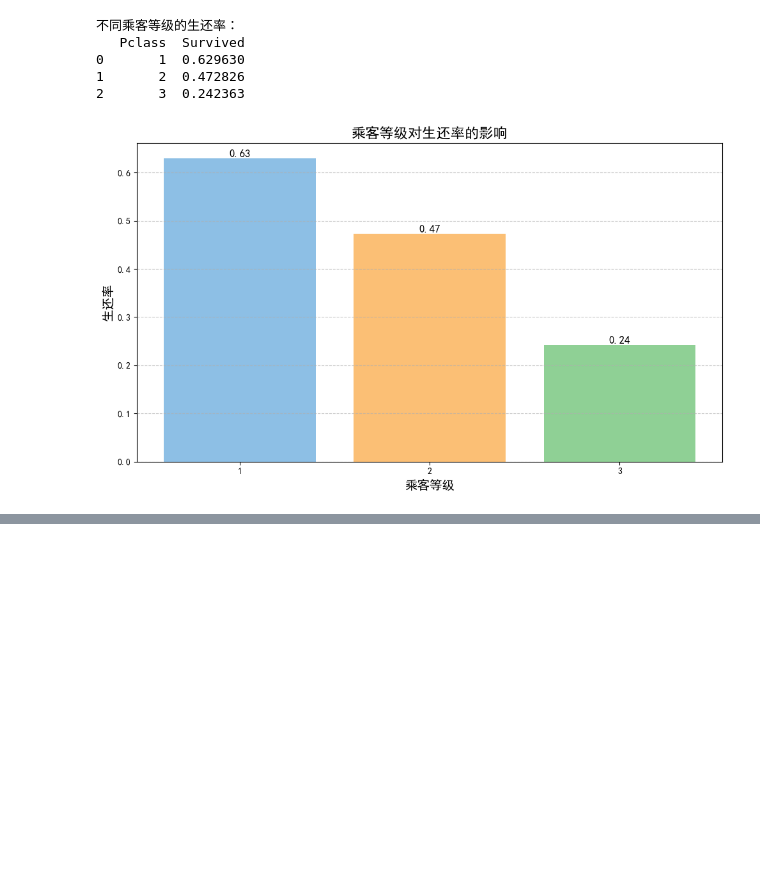
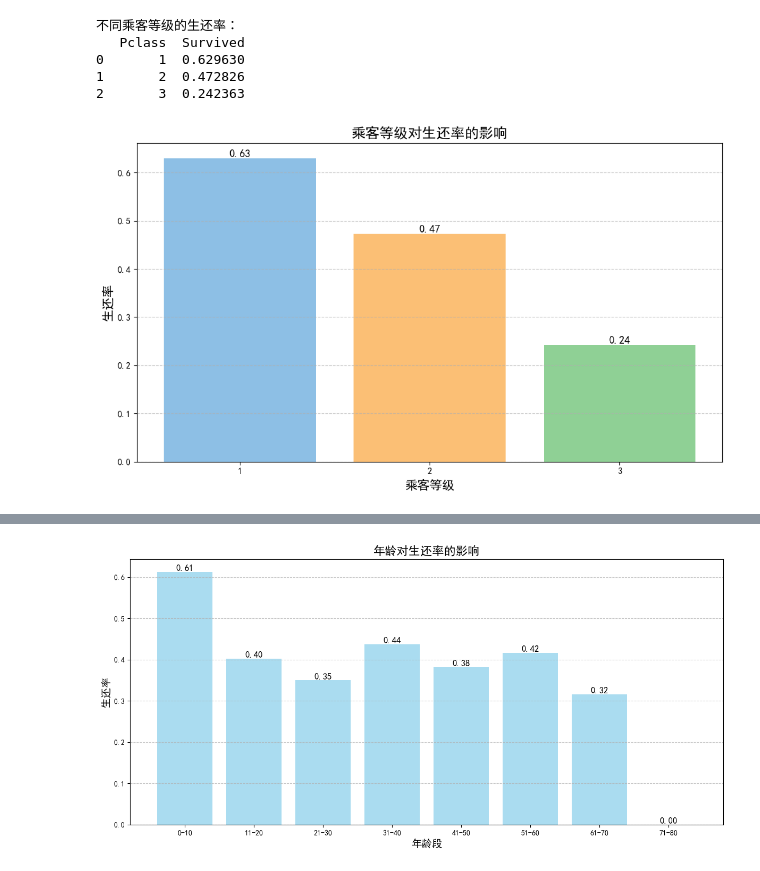
Before and after one commit to Yee242/Ye-PT, a Jupyter notebook: day4/task2.ipynb, the cells around one changed output, grey strips where cells are left out. Cells and saved outputs as stored; diff of their text form; code cells hidden in the pictures; blank space fills up the shorter version.

```diff
--- a/day4/task2.ipynb
+++ b/day4/task2.ipynb
@@ -1,6 +1,7 @@
 # %%
 import pandas as pd
 import matplotlib.pyplot as plt
+import numpy as np
 import os
 
 # 设置中文字体，确保中文能正常显示
@@ -60,6 +61,93 @@ else:
         plt.tight_layout()
         plt.show()
 
+        # 年龄对生还率的影响分析
+        # 使用copy()方法创建DataFrame的副本，避免SettingWithCopyWarning
+        df_age = df.dropna(subset=['Age']).copy()
+
+        # 创建年龄分组
+        bins = [0, 10, 20, 30, 40, 50, 60, 70, 80]
+        labels = ['0-10', '11-20', '21-30', '31-40', '41-50', '51-60', '61-70', '71-80']
+
+        # 使用.loc方法设置值，进一步确保不会触发警告
+        df_age.loc[:, 'AgeGroup'] = pd.cut(df_age['Age'], bins=bins, labels=labels, right=False)
+
+        # 计算各年龄组的生还率，显式设置observed参数以避免FutureWarning
+        survival_rate_by_age = df_age.groupby('AgeGroup', observed=False)['Survived'].mean().reset_index()
+
+        # 输出结果
+        print("\n不同年龄段的生还率：")
+        print(survival_rate_by_age)
+
+        # 创建年龄对生还率影响的直方图
+        plt.figure(figsize=(12, 6))
+        bars_age = plt.bar(
+            survival_rate_by_age['AgeGroup'],
+            survival_rate_by_age['Survived'],
+            color='skyblue',
+            alpha=0.7
+        )
+
+        # 添加数据标签
+        for bar in bars_age:
+            height = bar.get_height()
+            plt.text(
+                bar.get_x() + bar.get_width()/2.,
+                height,
+                f'{height:.2f}',
+                ha='center',
+                va='bottom',
+                fontsize=12
+            )
+
+        # 设置图表标题和坐标轴标签
+        plt.title('年龄对生还率的影响', fontsize=16)
+        plt.xlabel('年龄段', fontsize=14)
+        plt.ylabel('生还率', fontsize=14)
+
+        # 添加网格线
+        plt.grid(axis='y', linestyle='--', alpha=0.7)
+
+        # 显示图表
+        plt.tight_layout()
+        plt.show()
+
+        # 生还者与未生还者的年龄分布对比
+        plt.figure(figsize=(12, 6))
+
+        # 绘制生还者的年龄分布
+        plt.hist(
+            df_age[df_age['Survived'] == 1]['Age'],
+            bins=20,
+            alpha=0.7,
+            label='生还者',
+            color='green'
+        )
+
+        # 绘制未生还者的年龄分布
+        plt.hist(
+            df_age[df_age['Survived'] == 0]['Age'],
+            bins=20,
+            alpha=0.5,
+            label='未生还者',
+            color='red'
+        )
+
+        # 设置图表标题和坐标轴标签
+        plt.title('生还者与未生还者的年龄分布对比', fontsize=16)
+        plt.xlabel('年龄', fontsize=14)
+        plt.ylabel('人数', fontsize=14)
+
+        # 添加图例
+        plt.legend(fontsize=12)
+
+        # 添加网格线
+        plt.grid(axis='y', linestyle='--', alpha=0.7)
+
+        # 显示图表
+        plt.tight_layout()
+        plt.show()
+
     except Exception as e:
         print(f"错误：发生了异常 - {e}")
 # %% [output]
@@ -71,0 +170 @@ else:
+[figure, added]
```
Also changed, not shown: parts of 1 cell of this notebook.
